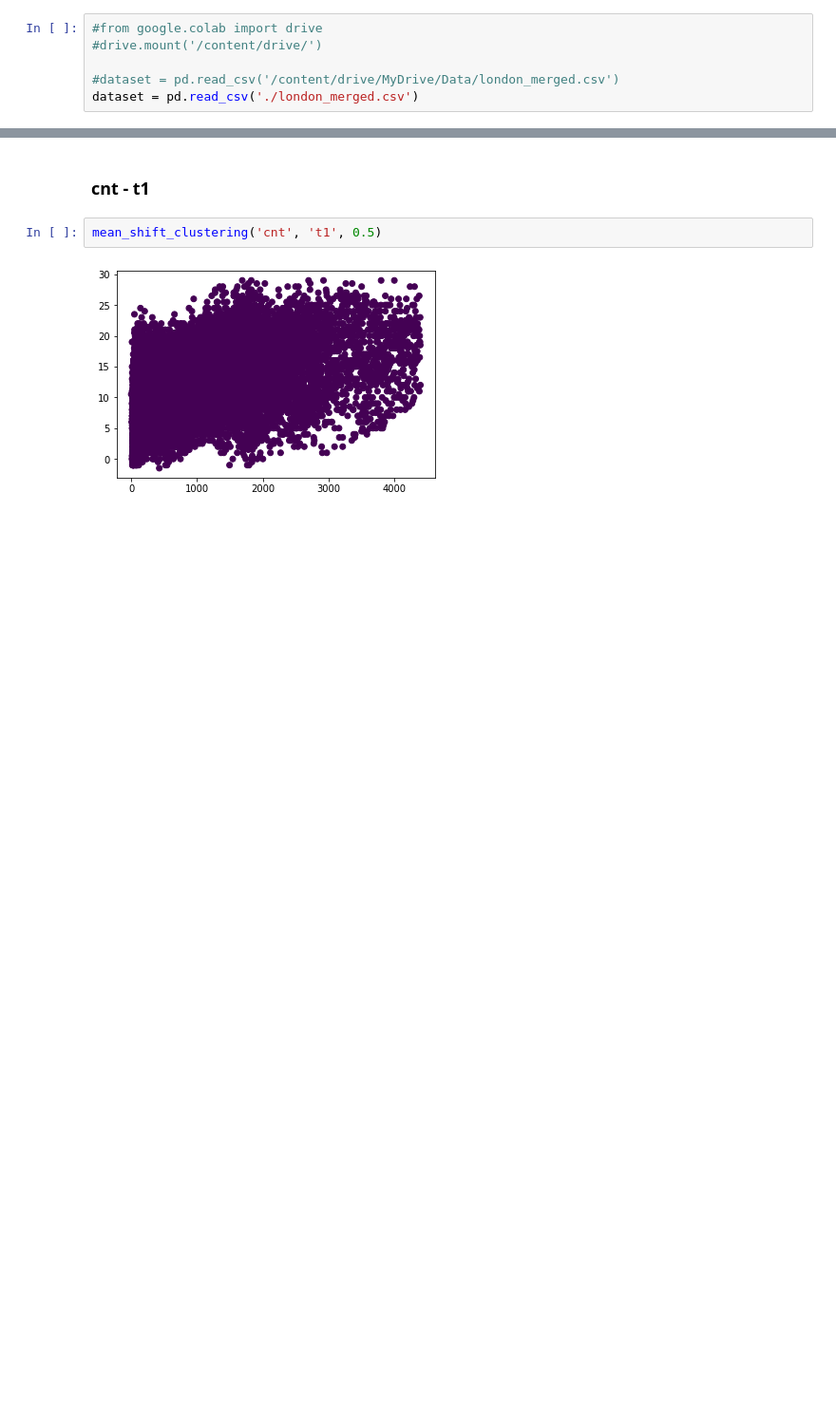
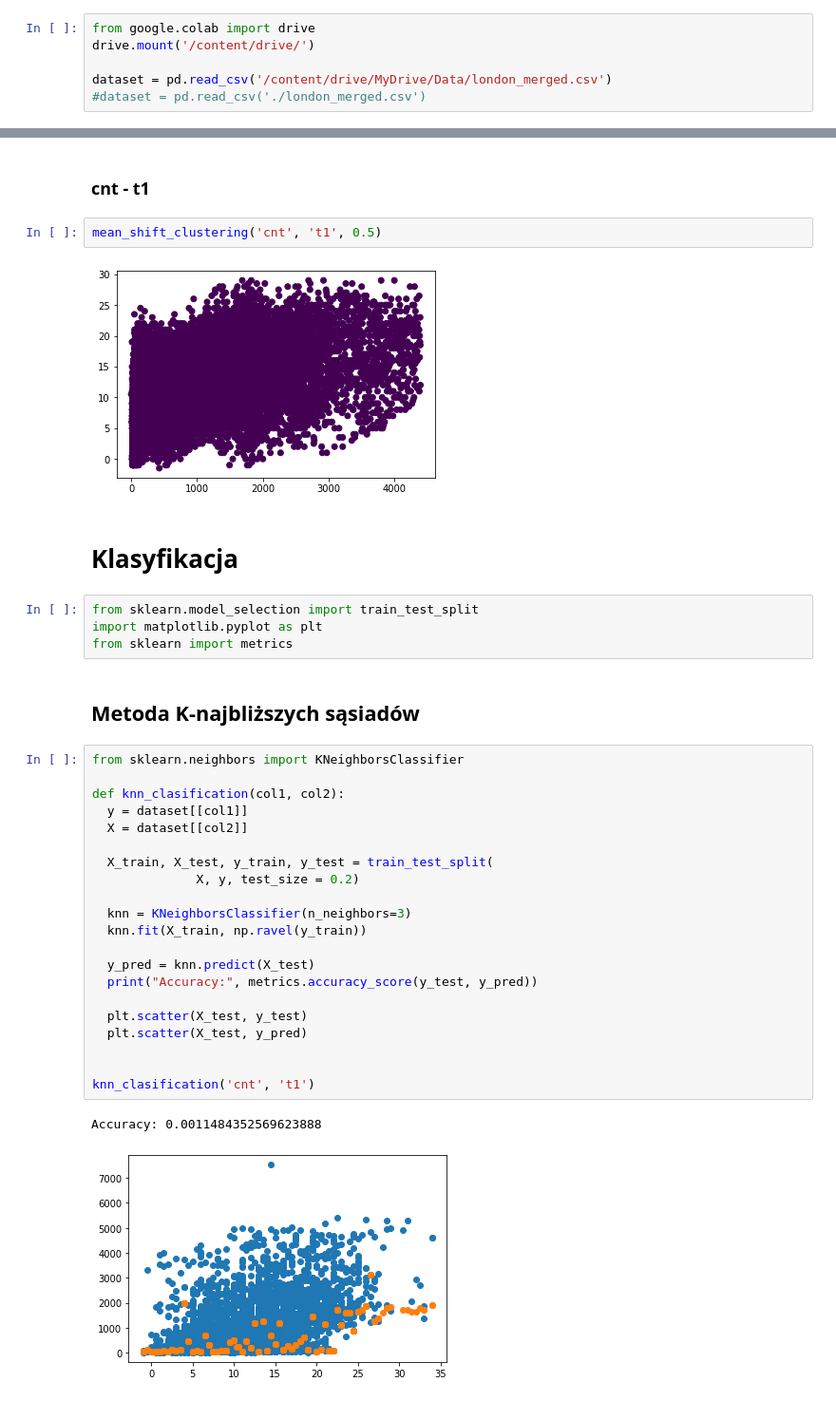
Before and after one commit to hubert-mazur/bike_sharing_data_exploration, a Jupyter notebook: project.ipynb, the cells around one changed output, grey strips where cells are left out. Shown: that part at 95% size. Cells and saved outputs as stored; diff of their text form; blank space fills up the shorter version.

Commit message:
Added KNN and DecisionTree clasification methods

```diff
--- a/project.ipynb
+++ b/project.ipynb
@@ -4,8 +4,8 @@ from scipy import stats
 import scipy
 import numpy as np
 # %%
-#from google.colab import drive
-#drive.mount('/content/drive/')
+from google.colab import drive
+drive.mount('/content/drive/')
 
-#dataset = pd.read_csv('/content/drive/MyDrive/Data/london_merged.csv')
-dataset = pd.read_csv('./london_merged.csv')
+dataset = pd.read_csv('/content/drive/MyDrive/Data/london_merged.csv')
+#dataset = pd.read_csv('./london_merged.csv')
@@ -640,3 +642,35 @@ def mean_shift_clustering(col1, col2, quantile):
 mean_shift_clustering('cnt', 't1', 0.5)
 # %% [output]
 [figure]
+# %% [markdown]
+# Klasyfikacja
+# %%
+from sklearn.model_selection import train_test_split
+import matplotlib.pyplot as plt
+from sklearn import metrics
+# %% [markdown]
+## Metoda K-najbliższych sąsiadów
+# %%
+from sklearn.neighbors import KNeighborsClassifier
+
+def knn_clasification(col1, col2):
+  y = dataset[[col1]]
+  X = dataset[[col2]]
+
+  X_train, X_test, y_train, y_test = train_test_split(
+              X, y, test_size = 0.2)
+
+  knn = KNeighborsClassifier(n_neighbors=3)
+  knn.fit(X_train, np.ravel(y_train))
+
+  y_pred = knn.predict(X_test)
+  print("Accuracy:", metrics.accuracy_score(y_test, y_pred))
+
+  plt.scatter(X_test, y_test)
+  plt.scatter(X_test, y_pred)
+
+
+knn_clasification('cnt', 't1')
+# %% [output]
+Accuracy: 0.0011484352569623888
+[figure, added]
```
Also changed, not shown: parts of 3 cells of this notebook.
